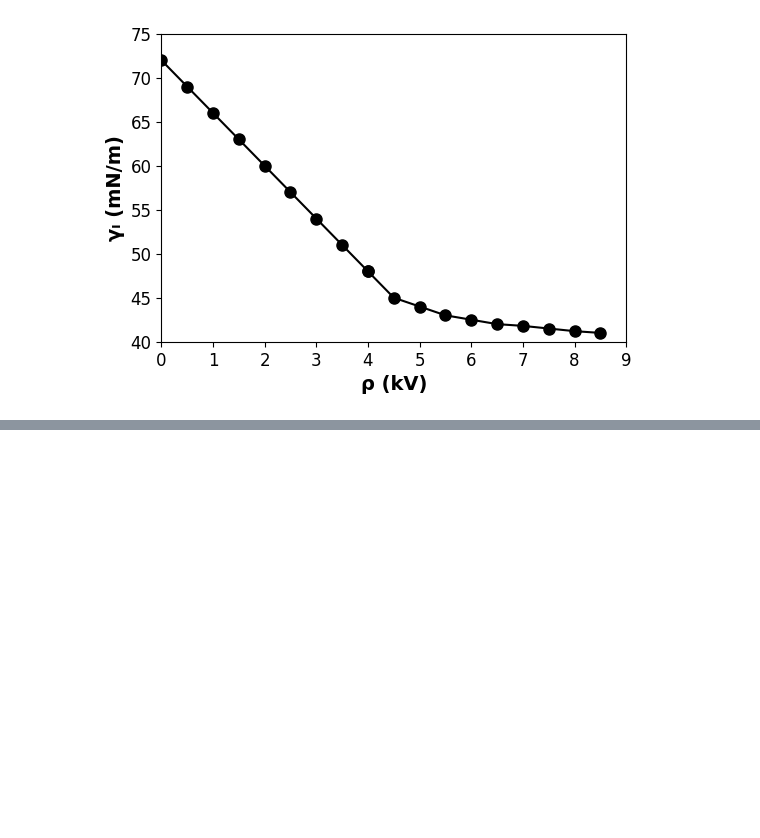
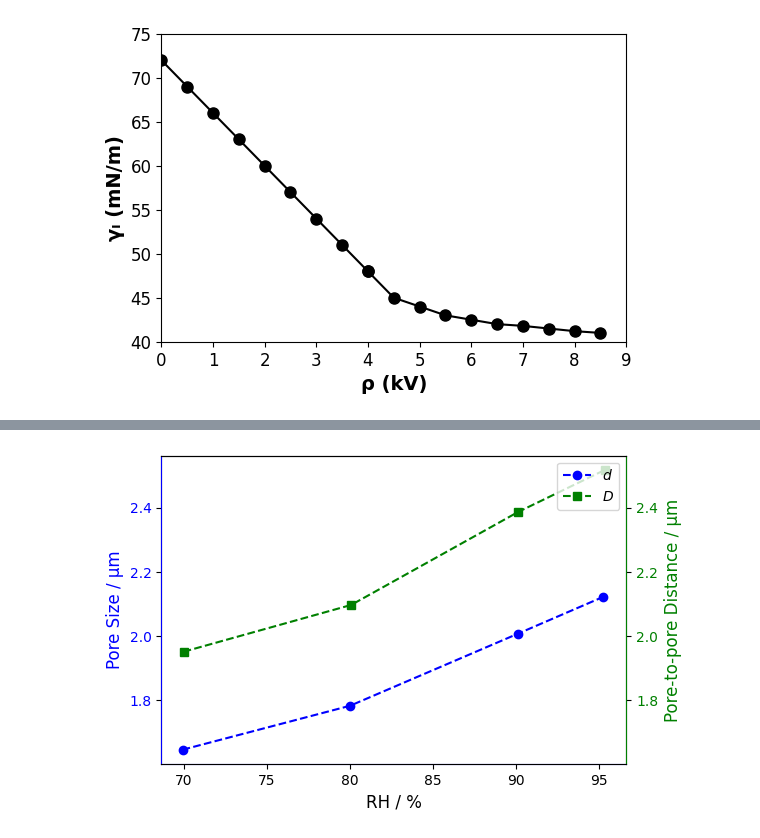
Before and after one commit to lemontang3/Python_Physics, a Jupyter notebook: graphs.ipynb, the cells around one changed output, grey strips where cells are left out. Cells and saved outputs as stored; diff of their text form; code cells hidden in the pictures; blank space fills up the shorter version.

```diff
--- a/graphs.ipynb
+++ b/graphs.ipynb
@@ -229,0 +232,47 @@ plt.show()
+# %%
+# Re-import necessary libraries after execution state reset
+import numpy as np
+import matplotlib.pyplot as plt
+
+
+x_d = [69.908758156066, 79.99920428624476, 90.09495517479179, 95.21139462097503]
+y_d = [1.6458490265768393, 1.7827834067158241, 2.0069280144289428, 2.1211925096811846]
+
+x_D = [69.9729457323219, 80.06392233833749, 90.1180308736937, 95.3723940374516]
+y_D = [1.951092780223861, 2.0967481831202592, 2.386292504376426, 2.518022916556151]
+# Data points for d (black squares)
+
+
+# Create figure and axis
+fig, ax1 = plt.subplots(figsize=(6, 4))
+
+# Plot d values
+ax1.plot(x_d, y_d, 'o--', color='blue', markersize=6, label=r'$d$')
+
+# Plot D values
+ax1.plot(x_D, y_D, 's--', color='green', markersize=6, label=r'$D$')
+
+# Labels and formatting
+ax1.set_xlabel("RH / %", fontsize=12)
+ax1.set_ylabel("Pore Size / μm", fontsize=12, color='blue')
+ax1.tick_params(axis='y', labelcolor='blue')
+
+# Create secondary y-axis
+ax2 = ax1.twinx()
+ax2.set_ylabel("Pore-to-pore Distance / μm", fontsize=12, color='green')
+ax2.tick_params(axis='y', labelcolor='green')
+ax2.set_ylim(ax1.get_ylim())
+ax2.spines["left"].set_color("blue")  # Left Y-axis spine (should now be black)
+ax2.spines["right"].set_color("green")   # Right Y-axis spine (should be red)
+
+# Ensure the bottom and top spines are visible if needed
+ax1.spines["bottom"].set_color("blue")  # X-axis spine in blue
+ax1.spines["top"].set_color("black")    # Top spine (optional)   # Right y-axis in red
+
+# Add legend
+ax1.legend(loc="upper right")
+
+# Show plot
+plt.show()
+# %% [output]
+[figure, added]
```
Also changed, not shown: parts of 2 cells of this notebook.
